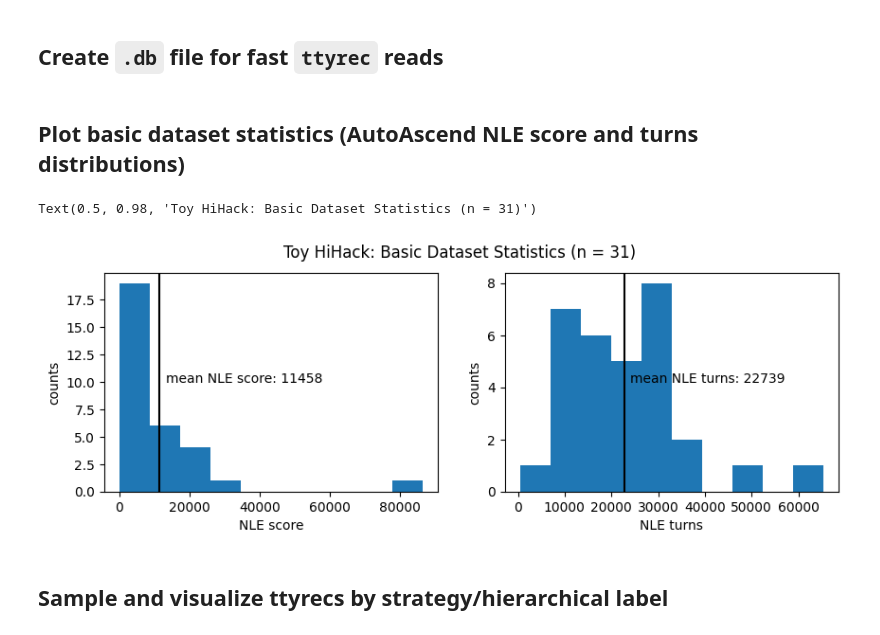
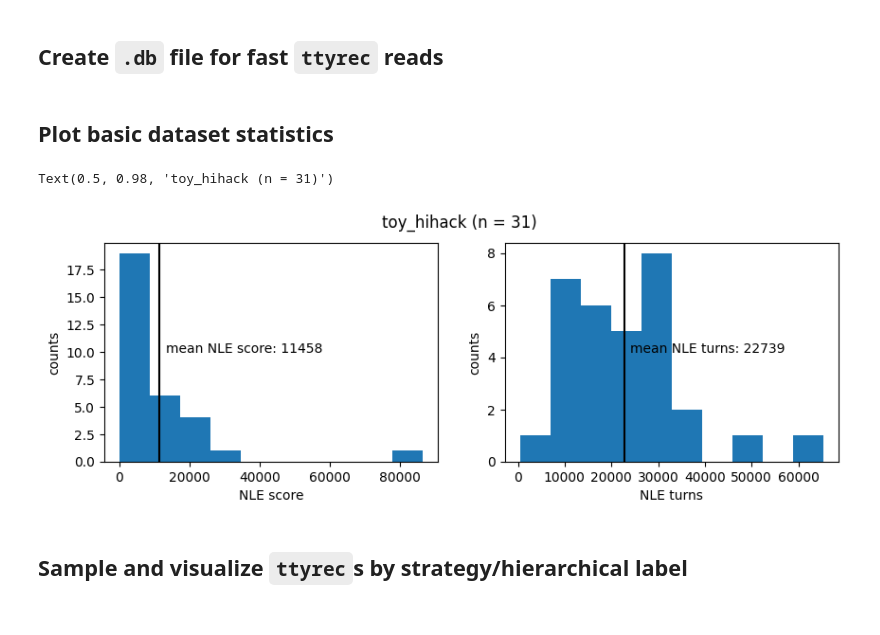
Before and after one commit to upiterbarg/hihack, a Jupyter notebook: toy_hihack_explore.ipynb, the cells around one changed output. Drawn from its saved outputs; the diff is of its cells as text; code cells hidden in the pictures.

```diff
--- a/toy_hihack_explore.ipynb
+++ b/toy_hihack_explore.ipynb
@@ -38,35 +38,35 @@ toy_ds = dataset.TtyrecDataset(
                 dbfilename=dbfilename,
             )
 # %% [markdown]
-## Plot basic dataset statistics (AutoAscend NLE score and turns distributions)
+## Plot basic dataset statistics
 # %%
 scores = np.array([dict(toy_ds.get_meta(g))['points'] for g in toy_ds._gameids])
 turns = np.array([dict(toy_ds.get_meta(g))['turns'] for g in toy_ds._gameids])
 
 fig, (ax0, ax1) = plt.subplots(1, 2)
 fig.set_size_inches(10, 3)
 
 ax0.hist(scores)
 ax0.axvline(scores.mean(), color='k')
 ymin, ymax = ax0.get_ylim()
 ax0.text(scores.mean() + scores.max()/50, (ymax - ymin)/2 + ymin, 'mean NLE score: %i' % scores.mean())
 ax0.set_xlabel('NLE score')
 ax0.set_ylabel('counts')
 
 ax1.hist(turns)
 ax1.axvline(turns.mean(), color='k')
 ymin, ymax = ax1.get_ylim()
 ax1.text(turns.mean() + turns.max()/50, (ymax - ymin)/2 + ymin, 'mean NLE turns: %i' % turns.mean())
 ax1.set_xlabel('NLE turns')
 ax1.set_ylabel('counts')
 
 
-fig.suptitle(f'Toy HiHack: Basic Dataset Statistics (n = {len(toy_ds._gameids)})')
+fig.suptitle(f'toy_hihack (n = {len(toy_ds._gameids)})')
 # %% [output]
-Text(0.5, 0.98, 'Toy HiHack: Basic Dataset Statistics (n = 31)')
+Text(0.5, 0.98, 'toy_hihack (n = 31)')
-[figure, old version]
+[figure, new version]
 # %% [markdown]
-## Sample and visualize ttyrecs by strategy/hierarchical label
+## Sample and visualize `ttyrec`s by strategy/hierarchical label
 # %%
 def viz_example_ttyrecs_by_strategy(game_id=1):
     """
```
Also changed, not shown: parts of 2 cells of this notebook.
